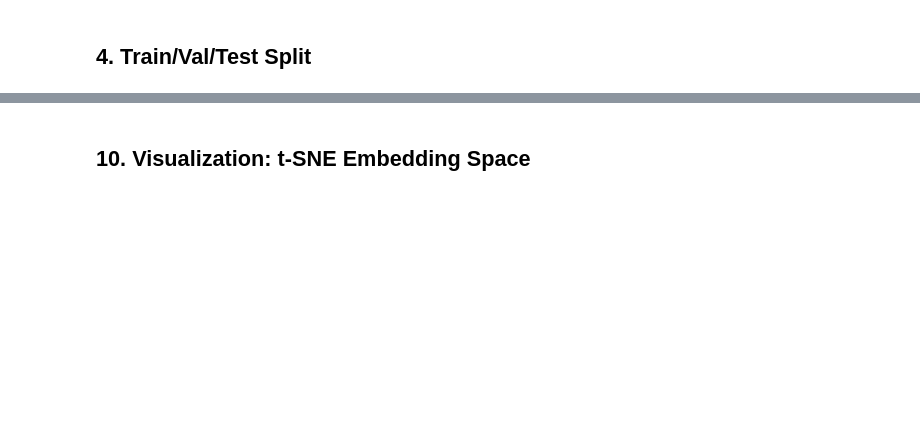
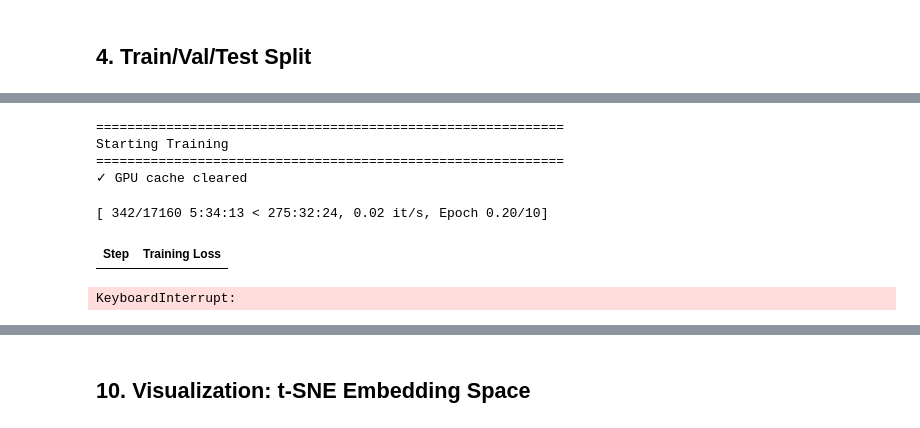
Before and after one commit to Soba101/nexustism, a Jupyter notebook: Mpnet_model_training_v2.ipynb, the cells around one changed output, grey strips where cells are left out. Cells and saved outputs as stored; diff of their text form; code cells hidden in the pictures; blank space fills up the shorter version.

```diff
--- a/Mpnet_model_training_v2.ipynb
+++ b/Mpnet_model_training_v2.ipynb
@@ -17,4 +283,16 @@ import redef preprocess_text(text):    """Clean and normalize text"""    if pd.i
 # %% [markdown]
 ## 4. Train/Val/Test Split
 # %%
-# Stratified splittrain_val_df, test_df = train_test_split(    df, test_size=0.15, stratify=df['category_id'], random_state=RANDOM_SEED)train_df, val_df = train_test_split(    train_val_df, test_size=0.15/(1-0.15), stratify=train_val_df['category_id'],     random_state=RANDOM_SEED)print(f"Training:   {len(train_df):5d} ({len(train_df)/len(df)*100:.1f}%)")print(f"Validation: {len(val_df):5d} ({len(val_df)/len(df)*100:.1f}%)")print(f"Test:       {len(test_df):5d} ({len(test_df)/len(df)*100:.1f}%)")
+# Stratified split
+train_val_df, test_df = train_test_split(
+    df, test_size=0.15, stratify=df['category_id'], random_state=RANDOM_SEED
+)
+
+train_df, val_df = train_test_split(
+    train_val_df, test_size=0.15/(1-0.15), stratify=train_val_df['category_id'],
+    random_state=RANDOM_SEED
+)
+
+print(f"Training:   {len(train_df):5d} ({len(train_df)/len(df)*100:.1f}%)")
+print(f"Validation: {len(val_df):5d} ({len(val_df)/len(df)*100:.1f}%)")
+print(f"Test:       {len(test_df):5d} ({len(test_df)/len(df)*100:.1f}%)")
@@ -29,3 +414,38 @@ from sentence_transformers import InputExample, lossesfrom torch.utils.data impo
 # %%
-# Train modelprint("\n" + "="*60)print("Starting Training")print("="*60)model.fit(    train_objectives=[(train_dataloader, train_loss)],    epochs=NUM_EPOCHS,    warmup_steps=100,    output_path=str(MODEL_DIR / 'mpnet_similarity_model'),    show_progress_bar=True,    save_best_model=True)print("\n✓ Training complete!")print(f"Model saved to: {MODEL_DIR / 'mpnet_similarity_model'}
+# Train model with GPU memory management
+print("\n" + "="*60)
+print("Starting Training")
+print("="*60)
+
+if torch.cuda.is_available():
+    torch.cuda.empty_cache()
+    print("✓ GPU cache cleared")
+
+try:
+    model.fit(
+        train_objectives=[(train_dataloader, train_loss)],
+        epochs=NUM_EPOCHS,
+        warmup_steps=100,
+        output_path=str(MODEL_DIR / 'mpnet_similarity_model'),
+        show_progress_bar=True,
+        save_best_model=True
+    )
+
+    print("\n✓ Training complete!")
+    print(f"Model saved to: {MODEL_DIR / 'mpnet_similarity_model'}")
+except RuntimeError as e:
+    if 'CUDA' in str(e) or 'out of memory' in str(e):
+        print(f"⚠️ GPU Memory error: {e}")
+        print("Try reducing BATCH_SIZE or using CPU by setting device='cpu'")
+        raise
+    else:
+        raise
+# %% [output]
+============================================================
+Starting Training
+============================================================
+✓ GPU cache cleared
+[ 342/17160 5:34:13 < 275:32:24, 0.02 it/s, Epoch 0.20/10]
+| Step | Training Loss |
+KeyboardInterrupt:
 # %% [markdown]
```
Also changed, not shown: parts of 15 cells of this notebook, 3 other files.
